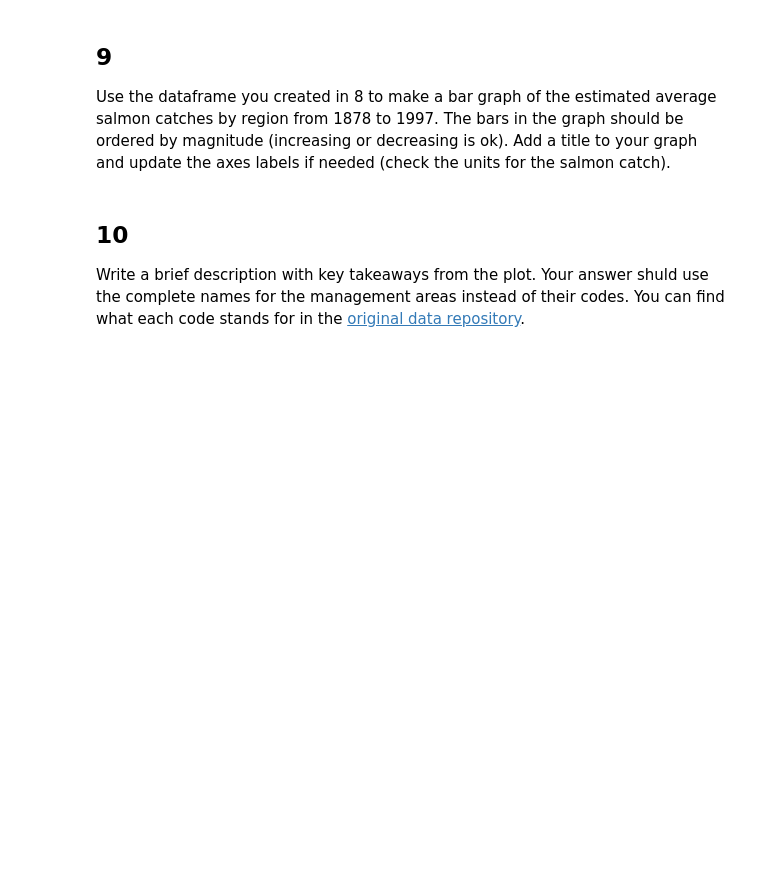
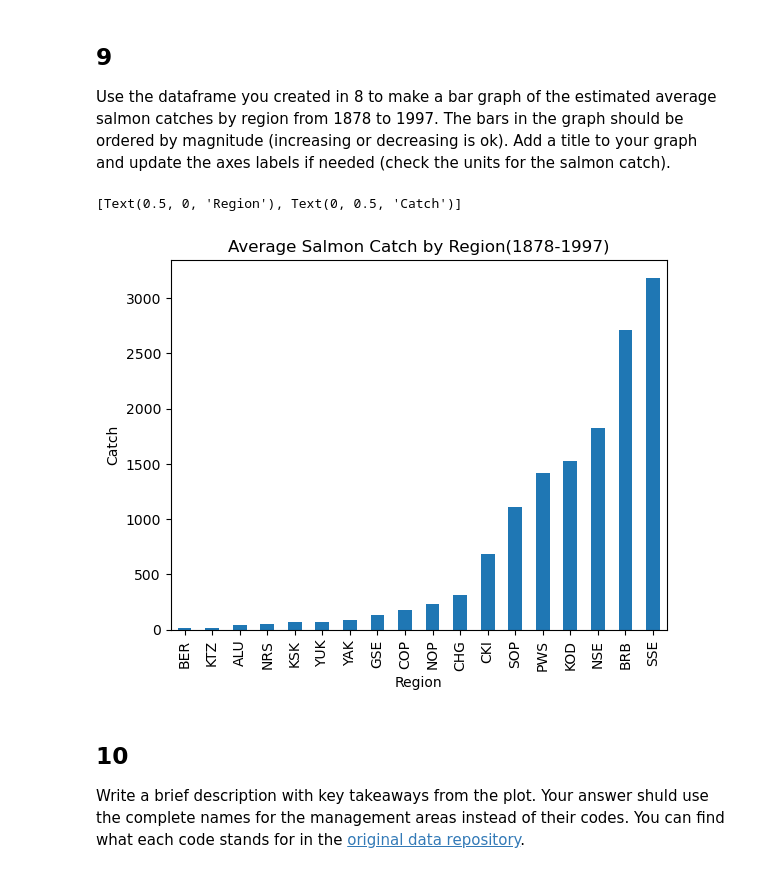
Before and after one commit to jocardelle/eds220-hwk2, a Jupyter notebook: hwk2-task2-salmon-CARDELLE.ipynb, the cells around one changed output. Cells and saved outputs as stored; diff of their text form; code cells hidden in the pictures; blank space fills up the shorter version.

```diff
--- a/hwk2-task2-salmon-CARDELLE.ipynb
+++ b/hwk2-task2-salmon-CARDELLE.ipynb
@@ -248,6 +280,17 @@ Name: Catch, dtype: float64
 ## 9
 
 Use the dataframe you created in 8 to make a bar graph of the estimated average salmon catches by region from 1878 to 1997. The bars in the graph should be ordered by magnitude (increasing or decreasing is ok). Add a title  to your graph and update the axes labels if needed (check the units for the salmon catch).
+# %%
+# Plot average salmon catch by region
+ax = avg_region.sort_values().plot(kind='bar',
+                title='Average Salmon Catch by Region(1878-1997)',
+                xlabel=('Region')
+                )
+# Set axis labels
+ax.set(xlabel="Region", ylabel="Catch")
+# %% [output]
+[Text(0.5, 0, 'Region'), Text(0, 0.5, 'Catch')]
+[figure, added]
 # %% [markdown]
 <!-- END QUESTION -->
 
```
Also changed, not shown: parts of 6 cells of this notebook.
